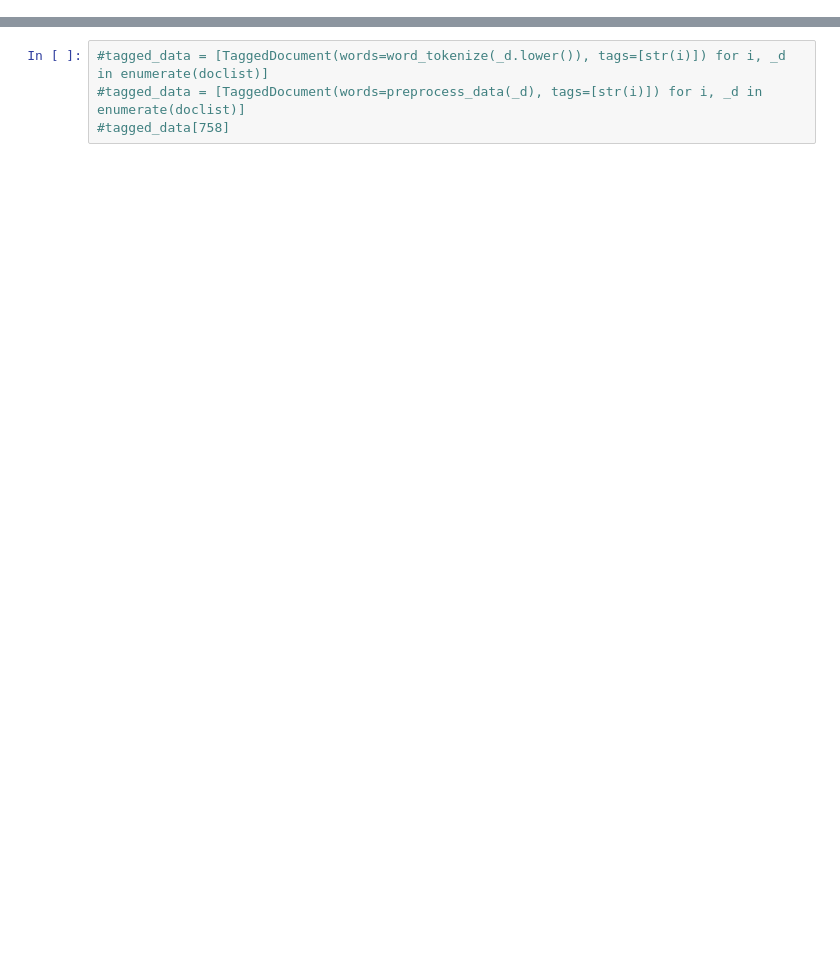
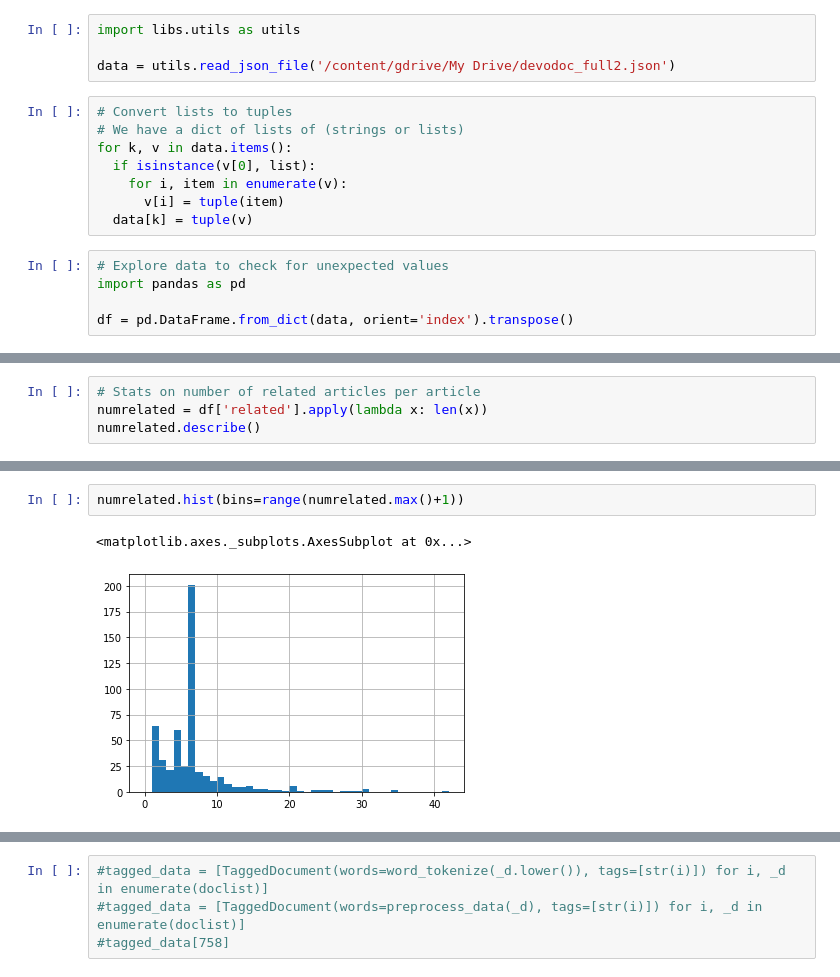
Before and after one commit to manoharsham/topic_model, a Jupyter notebook: doc2vec.ipynb, the cells around one changed output, grey strips where cells are left out. Drawn from its saved outputs; the diff is of its cells as text; blank space fills up the shorter version.

```diff
--- a/doc2vec.ipynb
+++ b/doc2vec.ipynb
@@ -293,0 +45,17 @@ print(preprocess_data(doclist[300]))                      ## for stemming
+# %%
+import libs.utils as utils
+
+data = utils.read_json_file('/content/gdrive/My Drive/devodoc_full2.json')
+# %%
+# Convert lists to tuples
+# We have a dict of lists of (strings or lists)
+for k, v in data.items():
+  if isinstance(v[0], list):
+    for i, item in enumerate(v):
+      v[i] = tuple(item)
+  data[k] = tuple(v)
+# %%
+# Explore data to check for unexpected values
+import pandas as pd
+
+df = pd.DataFrame.from_dict(data, orient='index').transpose()
@@ -293,0 +124,4 @@ print(preprocess_data(doclist[300]))                      ## for stemming
+# %%
+# Stats on number of related articles per article
+numrelated = df['related'].apply(lambda x: len(x))
+numrelated.describe()
@@ -293,0 +157,5 @@ print(preprocess_data(doclist[300]))                      ## for stemming
+# %%
+numrelated.hist(bins=range(numrelated.max()+1))
+# %% [output]
+<matplotlib.axes._subplots.AxesSubplot at 0x...>
+[figure, added]
```
Also changed, not shown: parts of 56 cells of this notebook, 1 other file.
